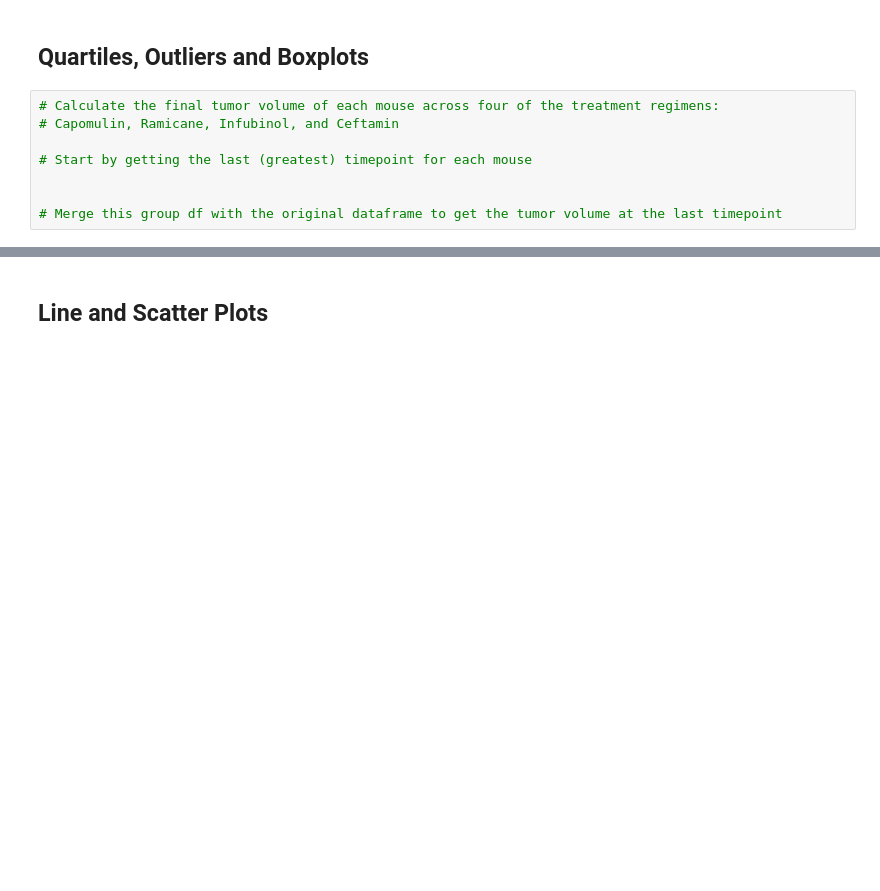
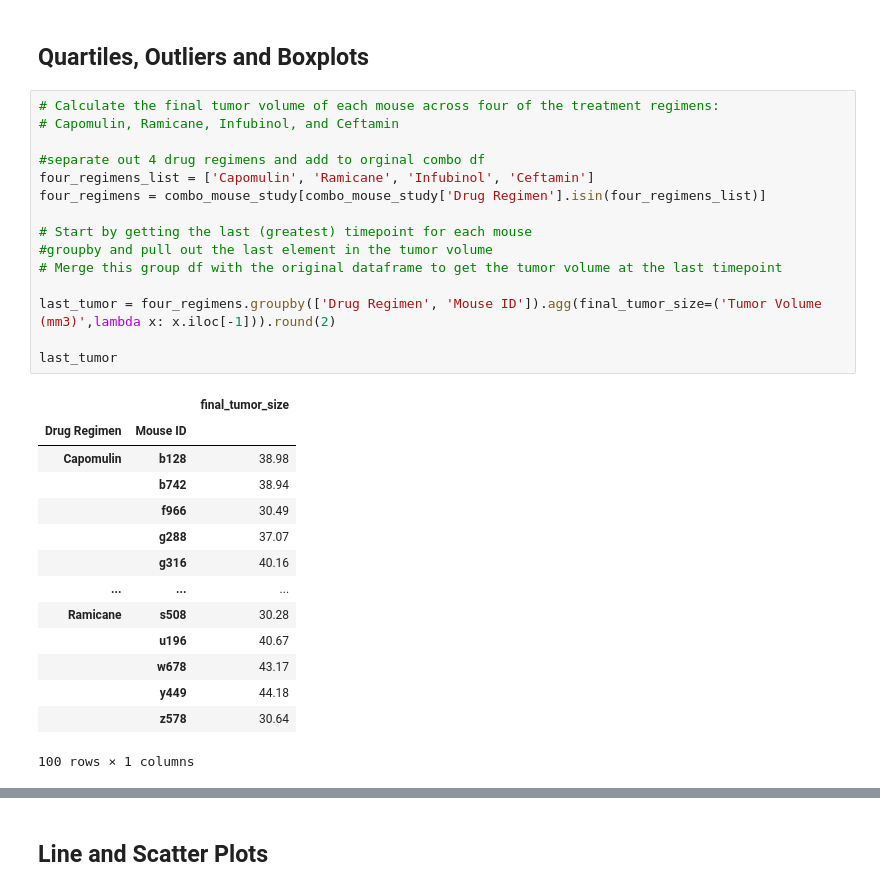
Before and after one commit to lrios215/Matplotlib_Challenge, a Jupyter notebook: pymaceuticals_Rios.ipynb, the cells around one changed output, grey strips where cells are left out. Cells and saved outputs as stored; diff of their text form; blank space fills up the shorter version.

```diff
--- a/pymaceuticals_Rios.ipynb
+++ b/pymaceuticals_Rios.ipynb
@@ -298,8 +299,30 @@ plt.close()
 # %%
 # Calculate the final tumor volume of each mouse across four of the treatment regimens:
 # Capomulin, Ramicane, Infubinol, and Ceftamin
 
+#separate out 4 drug regimens and add to orginal combo df
+four_regimens_list = ['Capomulin', 'Ramicane', 'Infubinol', 'Ceftamin']
+four_regimens = combo_mouse_study[combo_mouse_study['Drug Regimen'].isin(four_regimens_list)]
+
 # Start by getting the last (greatest) timepoint for each mouse
+#groupby and pull out the last element in the tumor volume
+# Merge this group df with the original dataframe to get the tumor volume at the last timepoint
 
+last_tumor = four_regimens.groupby(['Drug Regimen', 'Mouse ID']).agg(final_tumor_size=('Tumor Volume (mm3)',lambda x: x.iloc[-1])).round(2)
 
-# Merge this group df with the original dataframe to get the tumor volume at the last timepoint
+last_tumor
+# %% [output]
+|  |  | final_tumor_size |
+| Drug Regimen | Mouse ID |  |
+| Capomulin | b128 | 38.98 |
+|  | b742 | 38.94 |
+|  | f966 | 30.49 |
+|  | g288 | 37.07 |
+|  | g316 | 40.16 |
+| ... | ... | ... |
+| Ramicane | s508 | 30.28 |
+|  | u196 | 40.67 |
+|  | w678 | 43.17 |
+|  | y449 | 44.18 |
+|  | z578 | 30.64 |
+100 rows × 1 columns
```
Also changed, not shown: parts of 17 cells of this notebook.
